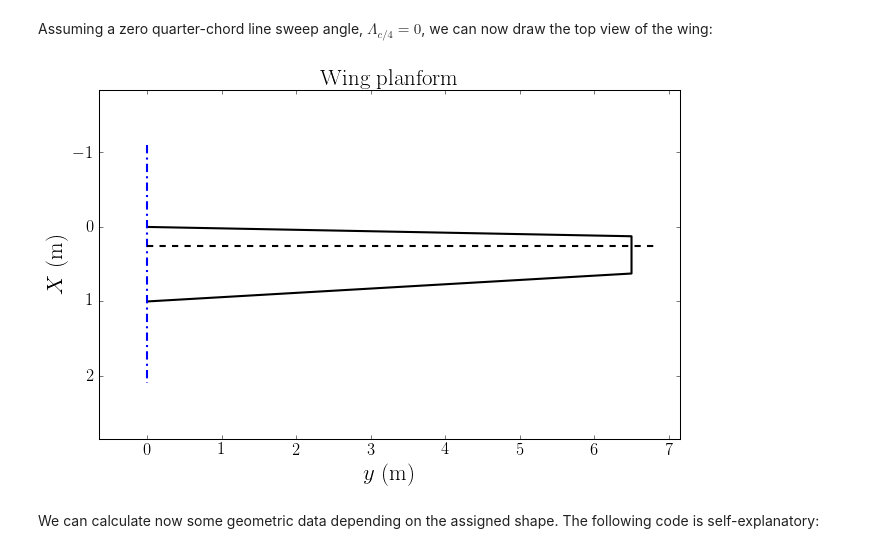
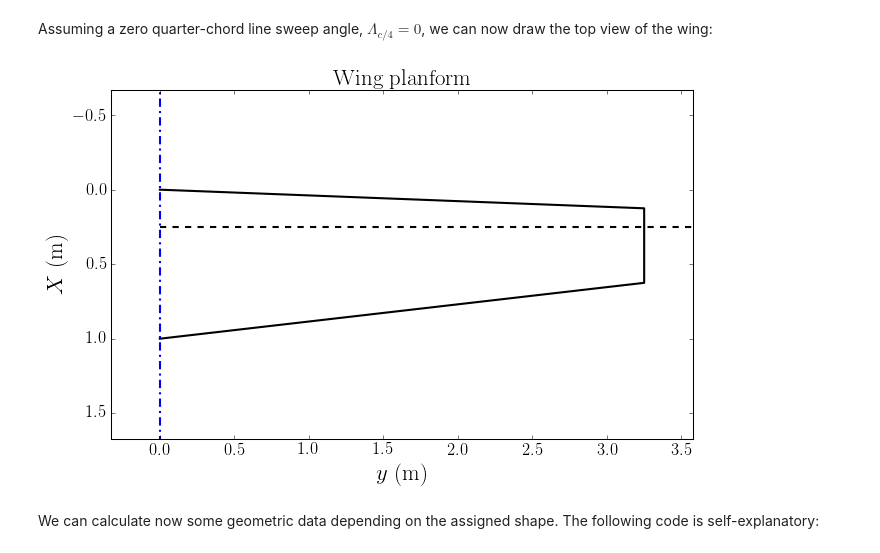
Before and after one commit to agodemar/jupyter-test, a Jupyter notebook: flight_mechanics/zero_lift_line_wing.ipynb, the cells around one changed output. Saved outputs shown, nothing was run; the diff lists cells and outputs as text; code cells hidden in the pictures.

Commit message:
New plots in alpha0L example

```diff
--- a/flight_mechanics/zero_lift_line_wing.ipynb
+++ b/flight_mechanics/zero_lift_line_wing.ipynb
@@ -83,26 +84,26 @@ $$\text{span:}\quad b = 6.5\,\mathrm{m}$$
 # %% [markdown]
 Assuming a zero quarter-chord line sweep angle, $\Lambda_{c/4}=0$, we can now draw the top view of the wing:
 # %%
-xLineWing = [0,b,b,0]
+xLineWing = [0,b/2,b/2,0]
 yLineWing = [0,0.25*c_r-0.25*c_t,0.25*c_r+0.75*c_t,c_r]
 
 # planform
 lineWing, = plt.plot(xLineWing, yLineWing, 'k-')
 # centerline
 centerLine, = plt.plot([0,0], [-1.1*c_r,2.1*c_r], 'b')
 centerLine.set_dashes([8, 4, 2, 4])
 # c/4 line
 quarterChordLine, = plt.plot([0,1.05*b], [0.25*c_r,0.25*c_r], 'k--')
 
 plt.axis('equal')
-plt.axis([-0.1*b, 1.1*b, -0.1*c_r, 1.1*c_r])
+plt.axis([-0.1*b/2, 1.1*b/2, -0.1*c_r, 1.1*c_r])
 plt.gca().invert_yaxis()
 plt.title('Wing planform', fontsize=22)
 plt.xlabel('$y$ (m)', fontsize=22)
 plt.ylabel('$X$ (m)', fontsize=22)
 plt.show()
 # %% [output]
-[figure, old version]
+[figure, new version]
 # %% [markdown]
 We can calculate now some geometric data depending on the assigned shape.
 The following code is self-explanatory:
```
Also changed, not shown: parts of 3 cells of this notebook.
